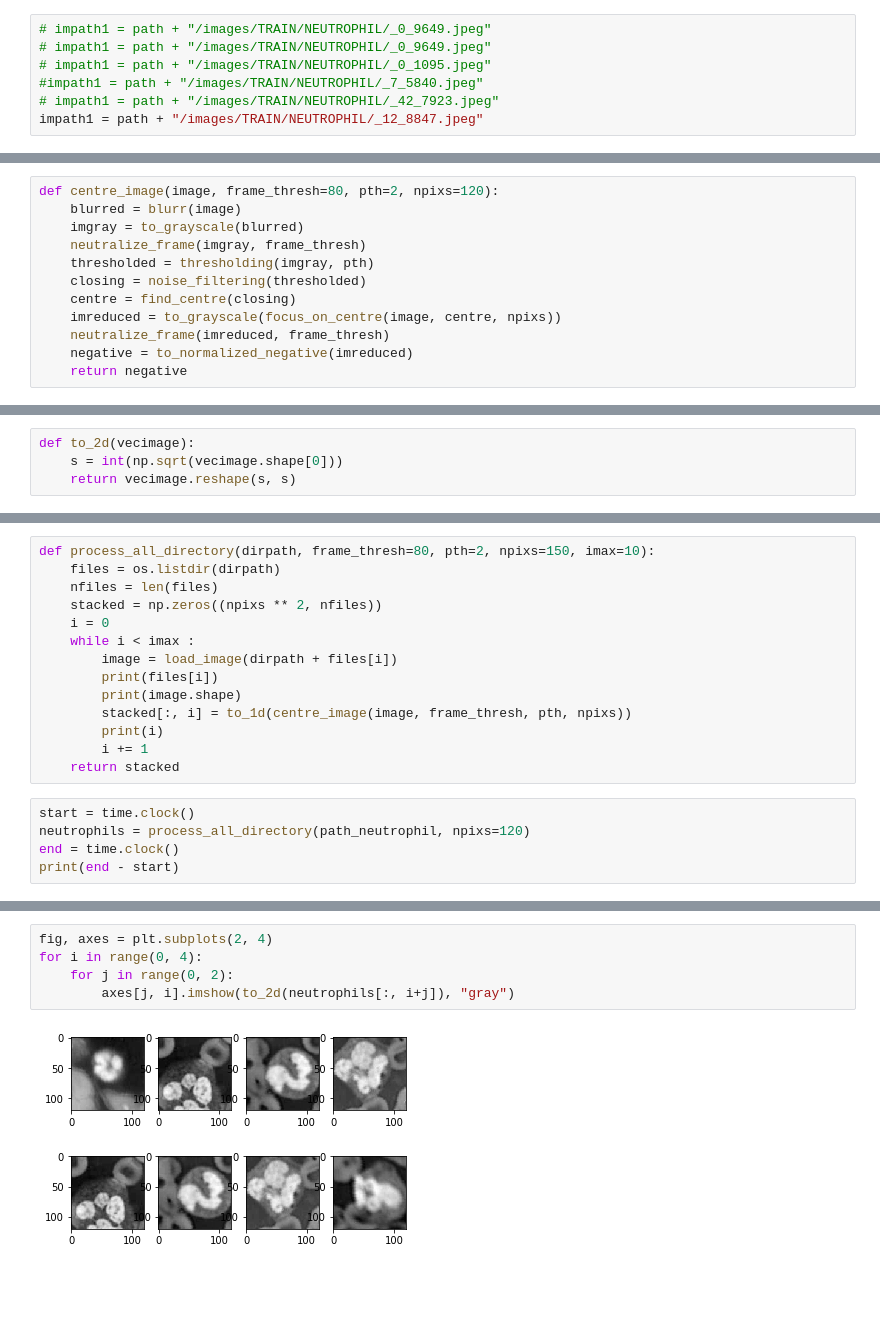
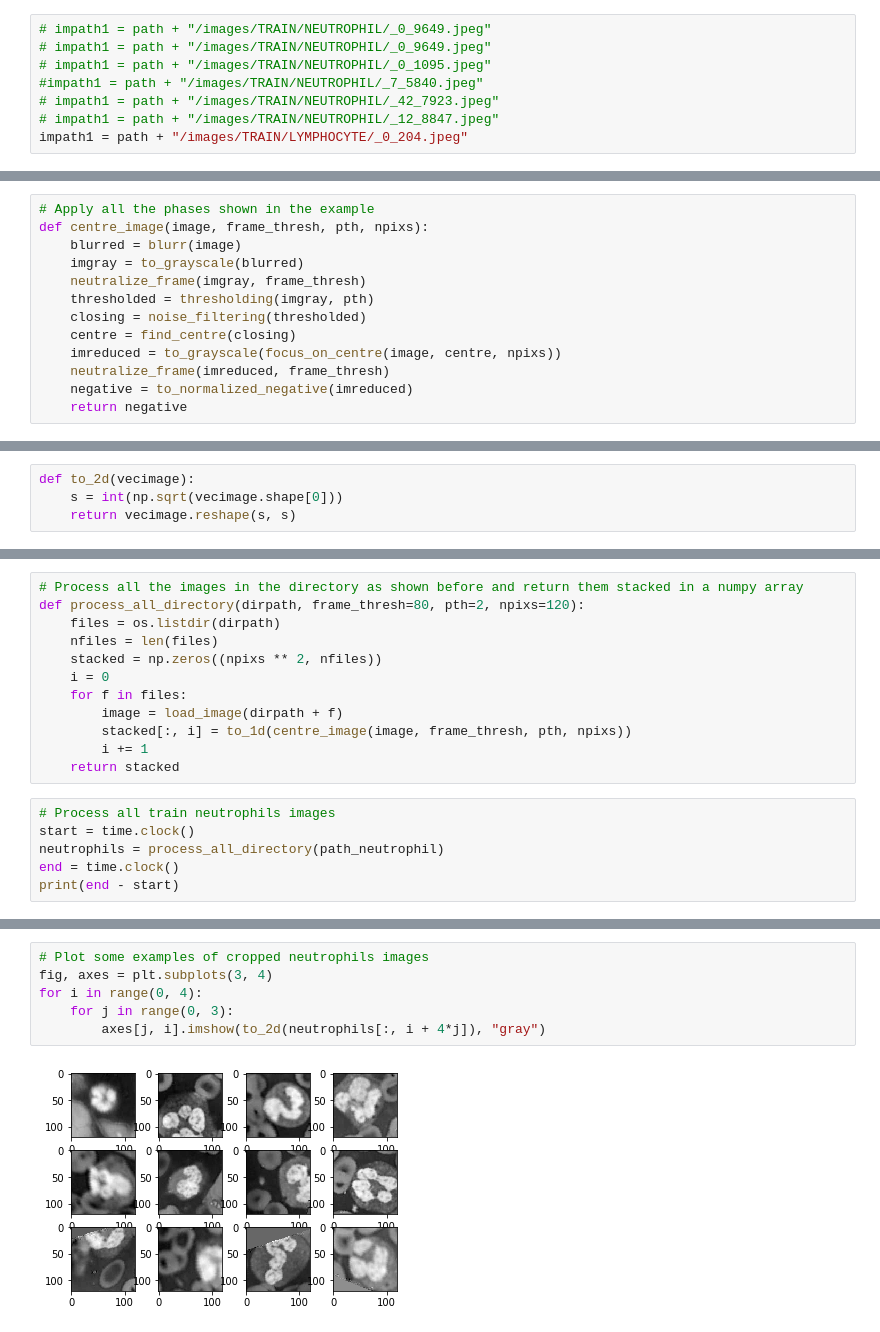
Before and after one commit to BoucheDimitri/SOADML, a Jupyter notebook: ImagesProcessing.ipynb, the cells around one changed output, grey strips where cells are left out. Cells and saved outputs as stored; diff of their text form; blank space fills up the shorter version.

```diff
--- a/ImagesProcessing.ipynb
+++ b/ImagesProcessing.ipynb
@@ -16,5 +17,6 @@ def load_image(impath):
 # impath1 = path + "/images/TRAIN/NEUTROPHIL/_0_1095.jpeg"
 #impath1 = path + "/images/TRAIN/NEUTROPHIL/_7_5840.jpeg"
 # impath1 = path + "/images/TRAIN/NEUTROPHIL/_42_7923.jpeg"
-impath1 = path + "/images/TRAIN/NEUTROPHIL/_12_8847.jpeg"
+# impath1 = path + "/images/TRAIN/NEUTROPHIL/_12_8847.jpeg"
+impath1 = path + "/images/TRAIN/LYMPHOCYTE/_0_204.jpeg"
 # %%
@@ -169,5 +166,6 @@ plt.imshow(negative, "gray")
 # %%
-def centre_image(image, frame_thresh=80, pth=2, npixs=120):
+# Apply all the phases shown in the example
+def centre_image(image, frame_thresh, pth, npixs):
     blurred = blurr(image)
     imgray = to_grayscale(blurred)
     neutralize_frame(imgray, frame_thresh)
@@ -217,22 +195,21 @@ array([[ 0.12156863,  0.1254902 ,  0.12941176, ...,  0.30980392,
 path_neutrophil = path + "/images/TRAIN/NEUTROPHIL/"
 path_lymphocyte = path + "/images/TRAIN/LYMPHOCYTE/"
 # %%
-def process_all_directory(dirpath, frame_thresh=80, pth=2, npixs=150, imax=10):
+# Process all the images in the directory as shown before and return them stacked in a numpy array
+def process_all_directory(dirpath, frame_thresh=80, pth=2, npixs=120):
     files = os.listdir(dirpath)
     nfiles = len(files)
     stacked = np.zeros((npixs ** 2, nfiles))
     i = 0
-    while i < imax :
-        image = load_image(dirpath + files[i])
-        print(files[i])
-        print(image.shape)
+    for f in files:
+        image = load_image(dirpath + f)
         stacked[:, i] = to_1d(centre_image(image, frame_thresh, pth, npixs))
-        print(i)
         i += 1
     return stacked
 # %%
+# Process all train neutrophils images
 start = time.clock()
-neutrophils = process_all_directory(path_neutrophil, npixs=120)
+neutrophils = process_all_directory(path_neutrophil)
 end = time.clock()
 print(end - start)
 # %% [output]
@@ -263,7 +241,8 @@ print(end - start)
 # %%
-fig, axes = plt.subplots(2, 4)
+# Plot some examples of cropped neutrophils images
+fig, axes = plt.subplots(3, 4)
 for i in range(0, 4):
-    for j in range(0, 2):
-        axes[j, i].imshow(to_2d(neutrophils[:, i+j]), "gray")
+    for j in range(0, 3):
+        axes[j, i].imshow(to_2d(neutrophils[:, i + 4*j]), "gray")
 # %% [output]
-[figure, old version]
+[figure, new version]
```
Also changed, not shown: parts of 30 cells of this notebook, 1 other file.
